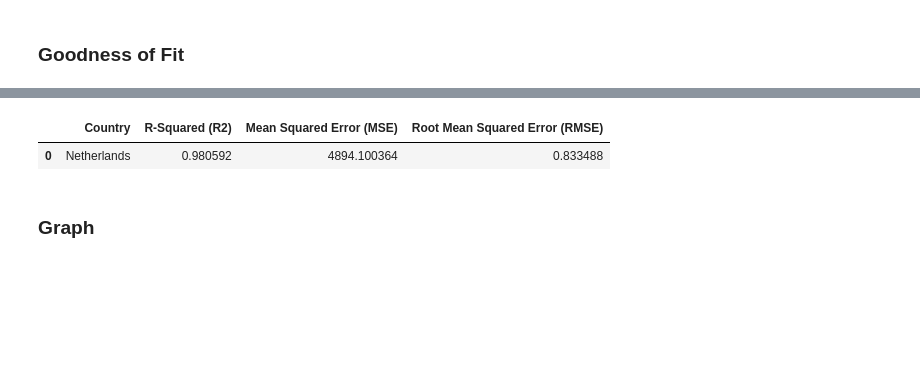
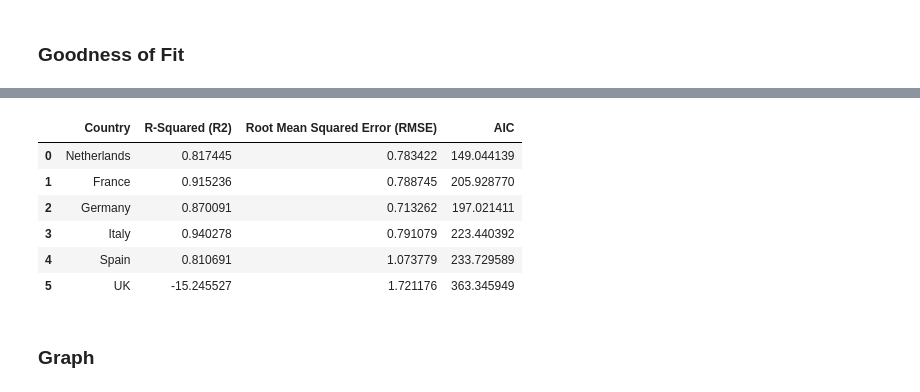
Before and after one commit to zenodea/MCMC_parameter_estimation, a Jupyter notebook: Data Analysis/sird.ipynb, the cells around one changed output, grey strips where cells are left out. Saved outputs shown, nothing was run; the diff lists cells and outputs as text; code cells hidden in the pictures; blank space fills up the shorter version.

```diff
--- a/Data Analysis/sird.ipynb
+++ b/Data Analysis/sird.ipynb
@@ -179,12 +183,8 @@ print(solution)
 # %% [markdown]
 ### Goodness of Fit
 # %%
-from sklearn.metrics import mean_squared_error
-from sklearn.metrics import r2_score
-import numpy as np
-from sklearn.metrics import mean_squared_log_error
 
-country_names = ['Netherlands']
+country_names = ['Netherlands', 'France','Germany','Italy','Spain','UK']
 values = []
 for country in country_names:
     pop = dataset[country]['pop']
@@ -203,16 +203,20 @@ for country in country_names:
     sird = getSIRD(60,pop, df_parameters.loc[3][1],df_parameters.loc[0][1],df_parameters.loc[1][1],df_parameters.loc[2][1], [df_parameters.loc[0][2], df_parameters.loc[1][2], df_parameters.loc[2][2]] )
 
     obs_deaths = df_observed_data["cumDeath"].tolist()
-    obs_deaths = obs_deaths[startDate[0]-5:startDate[0]+10]
+    obs_deaths = obs_deaths[startDate[0]-10:startDate[0]]
 
     pred_deaths = sird[3]
-    pred_deaths = pred_deaths[0:15]
+    pred_deaths = pred_deaths[0:10]
 
     r2 = r2_score(obs_deaths, pred_deaths)
-    mse = mean_squared_error(obs_deaths, pred_deaths)
     rmse =  np.sqrt(mean_squared_log_error(obs_deaths, pred_deaths))
-    result = [country,r2,mse,rmse]
+
+    n = len(obs_deaths)
+    k = 4 # number of parameters (beta and gamma)
+    rss = np.sum((obs_deaths-pred_deaths)**2)
+    aic = n * np.log(rss/n) + 2 * k
+    result = [country,r2,rmse,aic]
     values.append(result)
-df = pd.DataFrame(values, columns=['Country','R-Squared (R2)','Mean Squared Error (MSE)','Root Mean Squared Error (RMSE)'])
+df = pd.DataFrame(values, columns=['Country','R-Squared (R2)','Root Mean Squared Error (RMSE)','AIC'])
 df
 # %% [output]
@@ -224,41 +233,50 @@ from sklearn.metrics import r2_score
 import numpy as np
 from sklearn.metrics import mean_squared_log_error
 
-country_names = ['Netherlands']
+country_names = ['Netherlands', 'France','Germany','Italy','Spain','UK']
 values = []
 for country in country_names:
     pop = dataset[country]['pop']
     df_real = dataset[country]['data']
     df_param = pd.read_csv('mcmc_data/'+country+"/fLock_after.csv")
 
     # Get beginning of lockdown date
     startDate = dataset[country]['fLock'][0]
 
     # Get the index of the date
     startDate = df_real[df_real['date'] == startDate].index
 
     realData = pd.read_csv('../processed_data/cumDeath'+country+'.csv')
     firstDate = realData.loc[0]['date']
 
     # Plug in parameters to the SIRD differential equation
     sird = getSIRD(30,pop, df_param.loc[3][1],df_param.loc[0][1],df_param.loc[1][1],df_param.loc[2][1], [df_param.loc[0][2], df_param.loc[1][2], df_param.loc[2][2]] )
 
     deaths = df_real["cumDeath"].tolist()
-    deaths = deaths[startDate[0]-7:startDate[0]+21]
+    deaths = deaths[startDate[0]-10:startDate[0]+10]
 
     deaths_predicted = sird[3]
-    deaths_predicted = deaths_predicted[0:28]
+    deaths_predicted = deaths_predicted[0:20]
 
     r2 = r2_score(deaths, deaths_predicted)
-    mse = mean_squared_error(deaths, deaths_predicted)
     rmse =  np.sqrt(mean_squared_log_error(deaths, deaths_predicted))
-    result = [country,r2,mse,rmse]
+
+    n = len(deaths)
+    k = 4 # number of parameters (beta and gamma)
+    rss = np.sum((deaths-deaths_predicted)**2)
+    aic = n * np.log(rss/n) + 2 * k
+    result = [country,r2,rmse,aic]
     values.append(result)
-df = pd.DataFrame(values, columns=['Country','R-Squared (R2)','Mean Squared Error (MSE)','Root Mean Squared Error (RMSE)'])
+df = pd.DataFrame(values, columns=['Country','R-Squared (R2)','Root Mean Squared Error (RMSE)','AIC'])
 df
 # %% [output]
-|  | Country | R-Squared (R2) | Mean Squared Error (MSE) | Root Mean Squared Error (RMSE) |
-| 0 | Netherlands | 0.980592 | 4894.100364 | 0.833488 |
+|  | Country | R-Squared (R2) | Root Mean Squared Error (RMSE) | AIC |
+| 0 | Netherlands | 0.817445 | 0.783422 | 149.044139 |
+| 1 | France | 0.915236 | 0.788745 | 205.928770 |
+| 2 | Germany | 0.870091 | 0.713262 | 197.021411 |
+| 3 | Italy | 0.940278 | 0.791079 | 223.440392 |
+| 4 | Spain | 0.810691 | 1.073779 | 233.729589 |
+| 5 | UK | -15.245527 | 1.721176 | 363.345949 |
 # %% [markdown]
 ### Graph
 # %%
```
Also changed, not shown: parts of 7 cells of this notebook.
